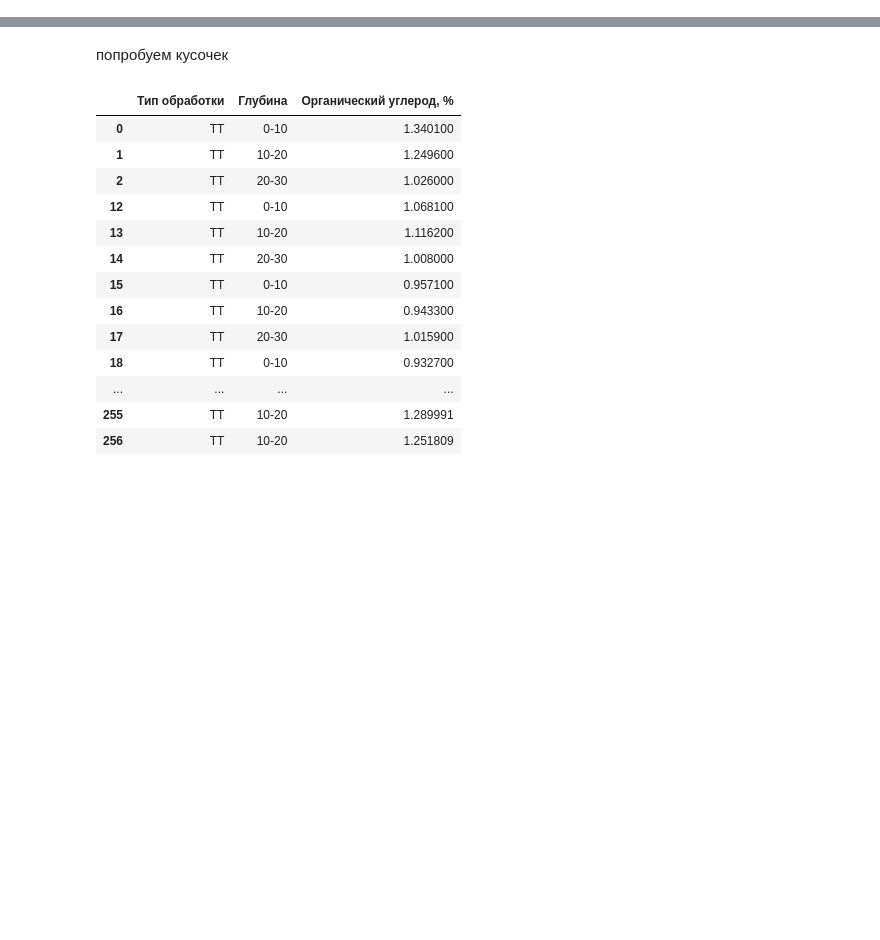
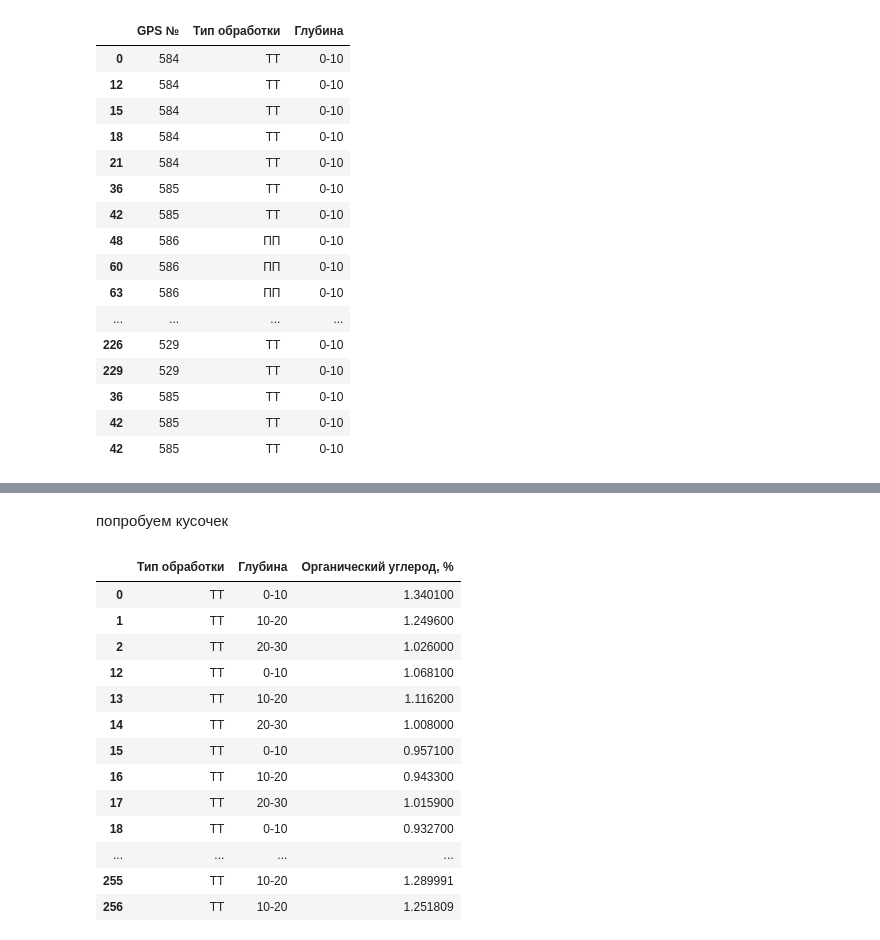
Before and after one commit to hukitoc94/total_archangelskiy, a Jupyter notebook: field_data/khitrov.ipynb, the cells around one changed output, grey strips where cells are left out. Saved outputs shown, nothing was run; the diff lists cells and outputs as text; code cells hidden in the pictures; blank space fills up the shorter version.

```diff
--- a/field_data/khitrov.ipynb
+++ b/field_data/khitrov.ipynb
@@ -41,0 +64,20 @@ agrochemistry_main
+# %%
+by_points[by_points['Глубина'] == '0-10'][["GPS №", "Тип обработки","Глубина"]]
+# %% [output]
+|  | GPS № | Тип обработки | Глубина |
+| 0 | 584 | ТТ | 0-10 |
+| 12 | 584 | ТТ | 0-10 |
+| 15 | 584 | ТТ | 0-10 |
+| 18 | 584 | ТТ | 0-10 |
+| 21 | 584 | ТТ | 0-10 |
+| 36 | 585 | ТТ | 0-10 |
+| 42 | 585 | ТТ | 0-10 |
+| 48 | 586 | ПП | 0-10 |
+| 60 | 586 | ПП | 0-10 |
+| 63 | 586 | ПП | 0-10 |
+| ... | ... | ... | ... |
+| 226 | 529 | ТТ | 0-10 |
+| 229 | 529 | ТТ | 0-10 |
+| 36 | 585 | ТТ | 0-10 |
+| 42 | 585 | ТТ | 0-10 |
+| 42 | 585 | ТТ | 0-10 |
```
Also changed, not shown: parts of 19 cells of this notebook.
